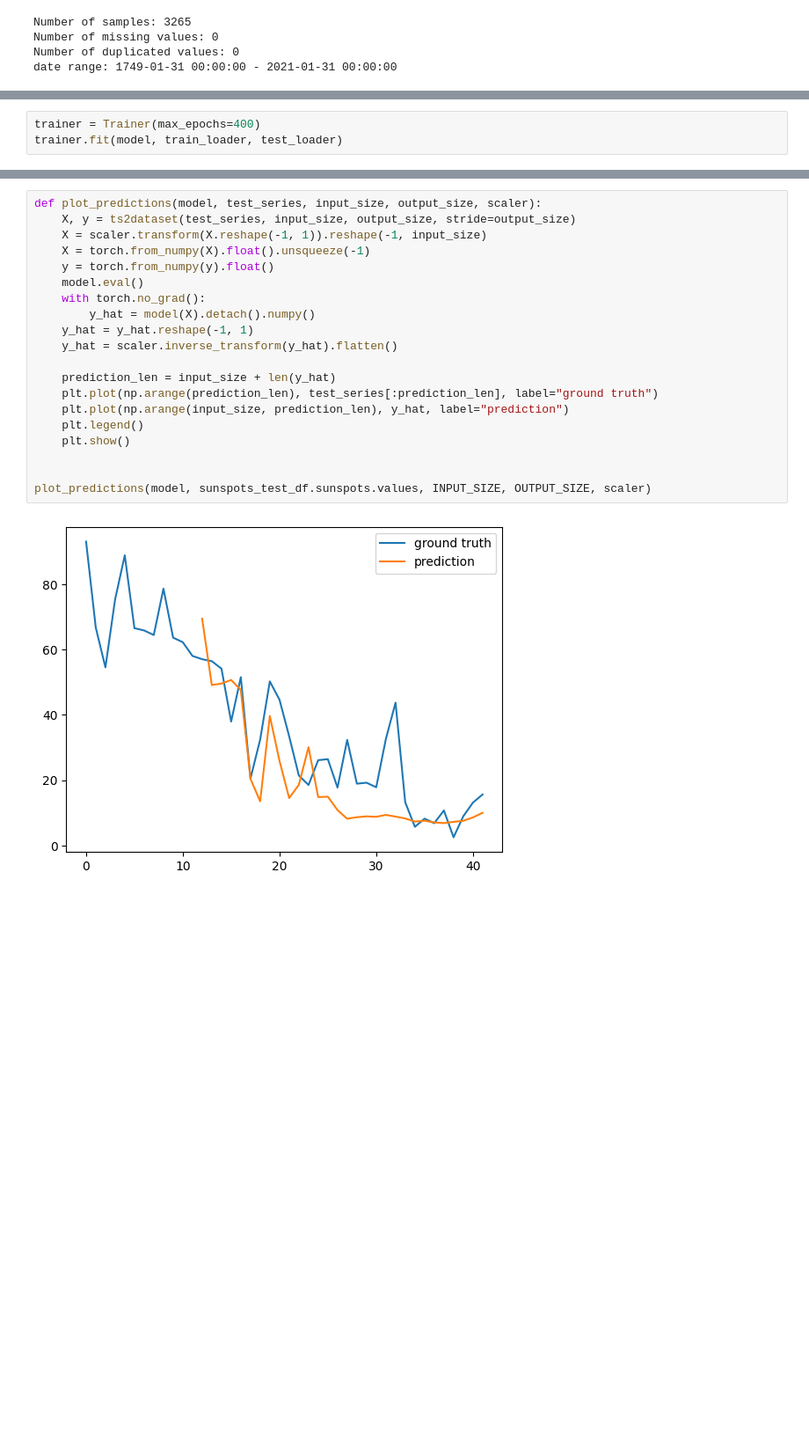
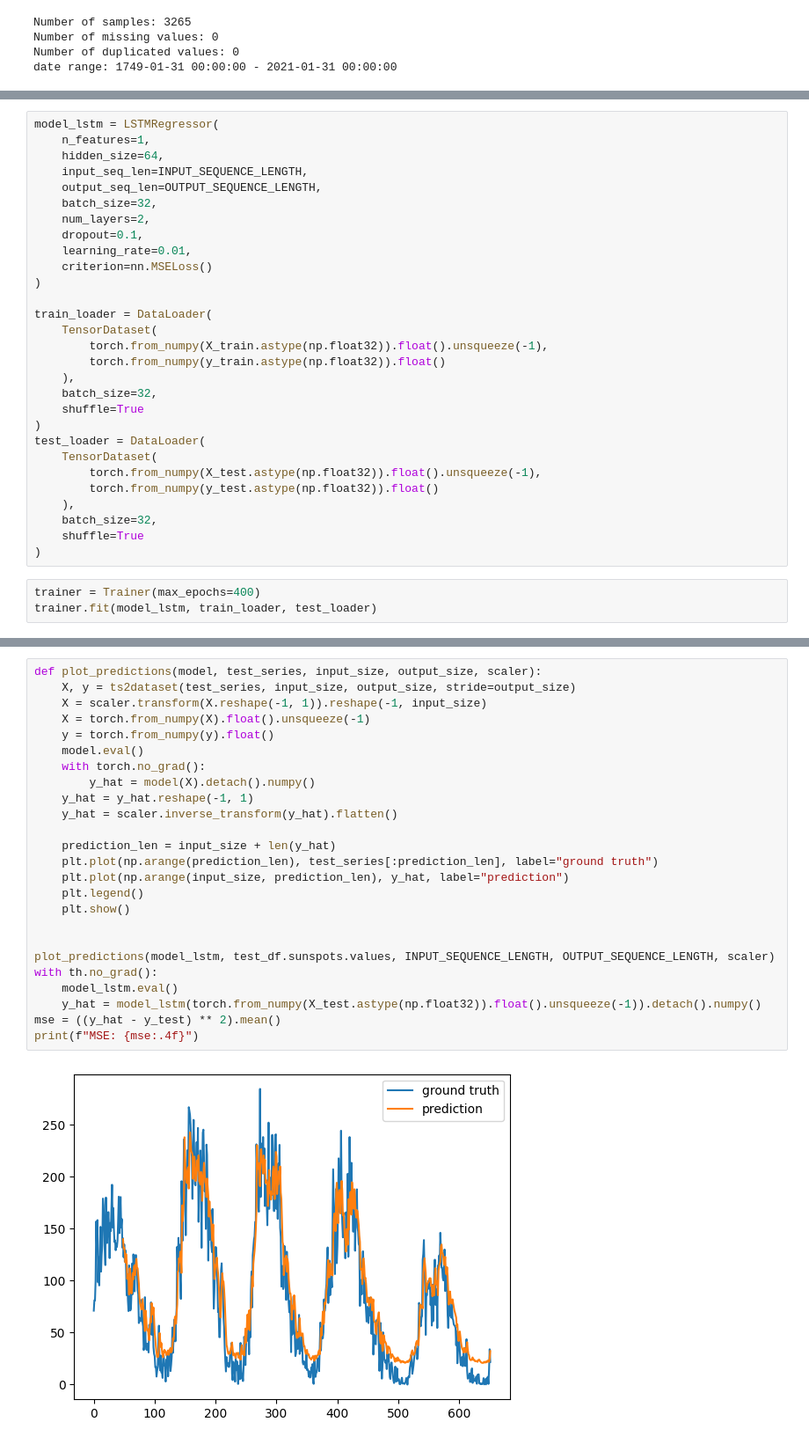
Before and after one commit to czyjtu/time-series-forecasting, a Jupyter notebook: notebooks/esn-sunspots.ipynb, the cells around one changed output, grey strips where cells are left out. Shown at 88% size. Cells and saved outputs as stored; diff of their text form; blank space fills up the shorter version.

```diff
--- a/notebooks/esn-sunspots.ipynb
+++ b/notebooks/esn-sunspots.ipynb
@@ -149,3 +186,32 @@ Using device: cpu
+# %%
+model_lstm = LSTMRegressor(
+    n_features=1,
+    hidden_size=64,
+    input_seq_len=INPUT_SEQUENCE_LENGTH,
+    output_seq_len=OUTPUT_SEQUENCE_LENGTH,
+    batch_size=32,
+    num_layers=2,
+    dropout=0.1,
+    learning_rate=0.01,
+    criterion=nn.MSELoss()
+)
+
+train_loader = DataLoader(
+    TensorDataset(
+        torch.from_numpy(X_train.astype(np.float32)).float().unsqueeze(-1),
+        torch.from_numpy(y_train.astype(np.float32)).float()
+    ),
+    batch_size=32,
+    shuffle=True
+)
+test_loader = DataLoader(
+    TensorDataset(
+        torch.from_numpy(X_test.astype(np.float32)).float().unsqueeze(-1),
+        torch.from_numpy(y_test.astype(np.float32)).float()
+    ),
+    batch_size=32,
+    shuffle=True
+)
 # %%
 trainer = Trainer(max_epochs=400)
-trainer.fit(model, train_loader, test_loader)
+trainer.fit(model_lstm, train_loader, test_loader)
@@ -169,22 +218,27 @@ HPU available: False, using: 0 HPUs
 # %%
 def plot_predictions(model, test_series, input_size, output_size, scaler):
     X, y = ts2dataset(test_series, input_size, output_size, stride=output_size)
     X = scaler.transform(X.reshape(-1, 1)).reshape(-1, input_size)
     X = torch.from_numpy(X).float().unsqueeze(-1)
     y = torch.from_numpy(y).float()
     model.eval()
     with torch.no_grad():
         y_hat = model(X).detach().numpy()
     y_hat = y_hat.reshape(-1, 1)
     y_hat = scaler.inverse_transform(y_hat).flatten()
 
     prediction_len = input_size + len(y_hat)
     plt.plot(np.arange(prediction_len), test_series[:prediction_len], label="ground truth")
     plt.plot(np.arange(input_size, prediction_len), y_hat, label="prediction")
     plt.legend()
     plt.show()
 
 
-plot_predictions(model, sunspots_test_df.sunspots.values, INPUT_SIZE, OUTPUT_SIZE, scaler)
+plot_predictions(model_lstm, test_df.sunspots.values, INPUT_SEQUENCE_LENGTH, OUTPUT_SEQUENCE_LENGTH, scaler)
+with th.no_grad():
+    model_lstm.eval()
+    y_hat = model_lstm(torch.from_numpy(X_test.astype(np.float32)).float().unsqueeze(-1)).detach().numpy()
+mse = ((y_hat - y_test) ** 2).mean()
+print(f"MSE: {mse:.4f}")
 # %% [output]
-[figure, old version]
+[figure, new version]
```
Also changed, not shown: parts of 21 cells of this notebook.
